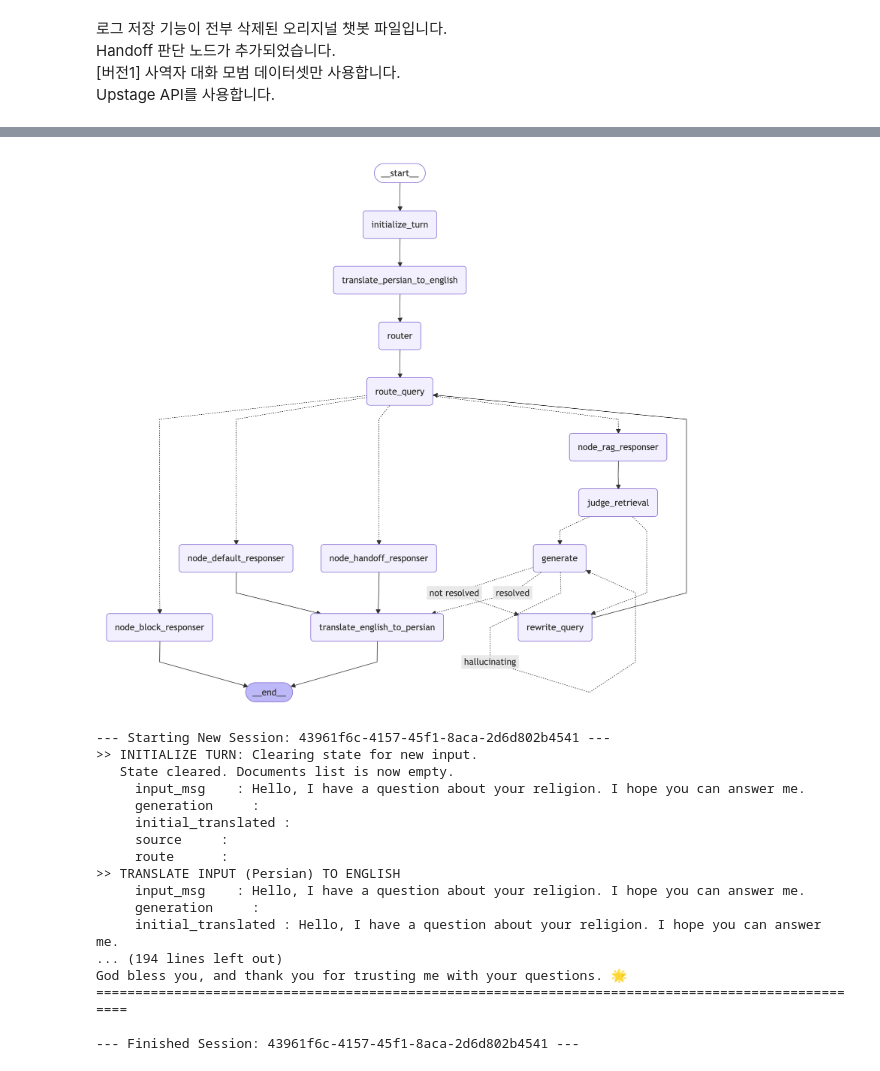
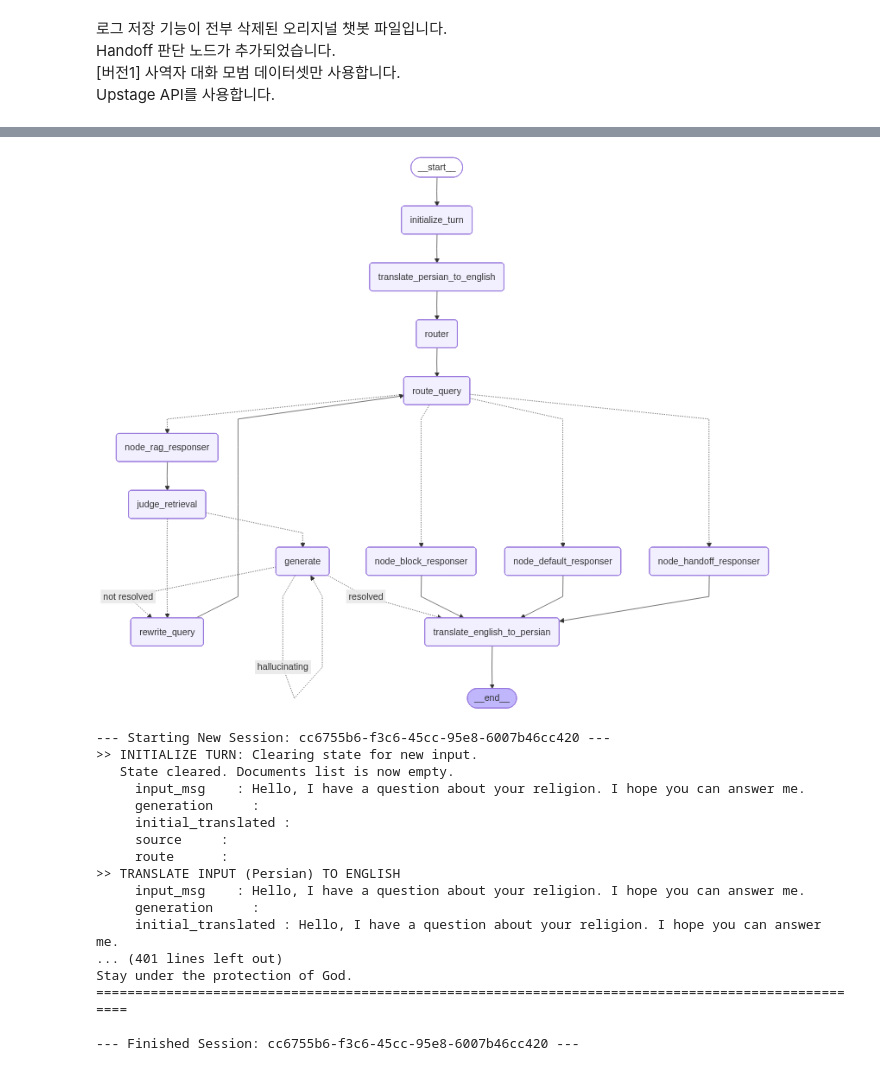
Before and after one commit to Miniohn/DataScience_Capstone, a Jupyter notebook: Chatbot_ver2/chatbot_revised.ipynb, the cells around one changed output, grey strips where cells are left out. Saved outputs shown, nothing was run; the diff lists cells and outputs as text; code cells hidden in the pictures.

```diff
--- a/Chatbot_ver2/chatbot_revised.ipynb
+++ b/Chatbot_ver2/chatbot_revised.ipynb
@@ -388,7 +388,7 @@ def route_query(state: State) -> Literal["block", "rag", "default"]:
     Classification Criteria:
     1. default: General concerns, life problems, relationships, information requiring, irrelevant messages with Christianity, question about the chatbot, etc.
     2. rag: Faith-related questions, religious concerns, spiritual issues, questions about the Bible. If there's any words related with Christianity, Route to RAG.
-    3. block: Profanity, curses, spam, advertising, inappropriate sexual content, threatening messages.
+    3. block: Profanity, about visa, curses, spam, advertising, inappropriate sexual content, threatening messages.
 
     If there's any words related with Christianity, Route to RAG.
     Example: What is different between Islam and Christianity -> (Route to) RAG
@@ -834,6 +834,8 @@ from langgraph.prebuilt import ToolNode, tools_condition
 from langgraph.checkpoint.memory import MemorySaver
 from langchain_core.runnables.graph_mermaid import MermaidDrawMethod
 import nest_asyncio
+from IPython.display import Image, display
+
 
 nest_asyncio.apply()
 memory = MemorySaver()
@@ -877,36 +879,45 @@ graph = (
     .add_edge("node_handoff_responser", "translate_english_to_persian")
 
     .add_edge("node_default_responser", "translate_english_to_persian")
+    .add_edge("node_block_responser", "translate_english_to_persian")
     .add_edge("node_rag_responser", "judge_retrieval")
     .add_conditional_edges(
         "judge_retrieval",
         generate_or_rewrite_query,
         {
             "generate": "generate",
             "rewrite_query": "rewrite_query"
         }
     )
     .add_edge("rewrite_query", "route_query")
     .add_conditional_edges(
         "generate",
         judge_factfullness,
         {
             "hallucinating": "generate",
             "resolved": "translate_english_to_persian",
             "not resolved": "rewrite_query"
         }
     )
     .add_edge("translate_english_to_persian", END)
-    .add_edge("node_block_responser", END)
     .compile(checkpointer=memory)
 )
 
 
-# 그래프 시각화
+"""# 그래프 시각화 - 맥 Intel
 diagram = Image(graph.get_graph().draw_mermaid_png(draw_method=MermaidDrawMethod.PYPPETEER))
+display(diagram)"""
+
+
+# 그래프 시각화 - 맥 M1/2/3 (PYPPETEER -> API 로 변경)
+diagram = Image(
+    graph.get_graph().draw_mermaid_png(
+        draw_method=MermaidDrawMethod.API
+    )
+)
 display(diagram)
 # %% [output]
-[figure, old version]
+[figure, new version]
 # %%
 def run(input_msg: str, session_id: str):
     """
@@ -964,7 +975,7 @@ import uuid
 #----9. Main 실행 블록----
 if __name__ == "__main__":
     inputs = [
-        ['Hello, I have a question about your religion. I hope you can answer me.', 'Can I get more info on this?']
+        ['Hello, I have a question about your religion. I hope you can answer me.', 'Can I get more info on this?', 'Christians are weird. I hate them.', 'Get the chance! You can win this private game with us!', 'I want to get the visa. please help me to get out of this country!']
     ]
 
     for session in inputs:
@@ -974,7 +985,7 @@ if __name__ == "__main__":
             run(msg, session_id)
         print(f"--- Finished Session: {session_id} ---\n")
 # %% [output]
---- Starting New Session: 43961f6c-4157-45f1-8aca-2d6d802b4541 ---
+--- Starting New Session: cc6755b6-f3c6-45cc-95e8-6007b46cc420 ---
 >> INITIALIZE TURN: Clearing state for new input.
    State cleared. Documents list is now empty.
      input_msg    : Hello, I have a question about your religion. I hope you can answer me.
@@ -986,8 +997,8 @@ if __name__ == "__main__":
      input_msg    : Hello, I have a question about your religion. I hope you can answer me.
      generation     :
      initial_translated : Hello, I have a question about your religion. I hope you can answer me.
-... (194 lines left out)
-God bless you, and thank you for trusting me with your questions. 🌟
+... (401 lines left out)
+Stay under the protection of God.
 ====================================================================================================
 
---- Finished Session: 43961f6c-4157-45f1-8aca-2d6d802b4541 ---
+--- Finished Session: cc6755b6-f3c6-45cc-95e8-6007b46cc420 ---
```
Also changed, not shown: parts of 1 cell of this notebook.
